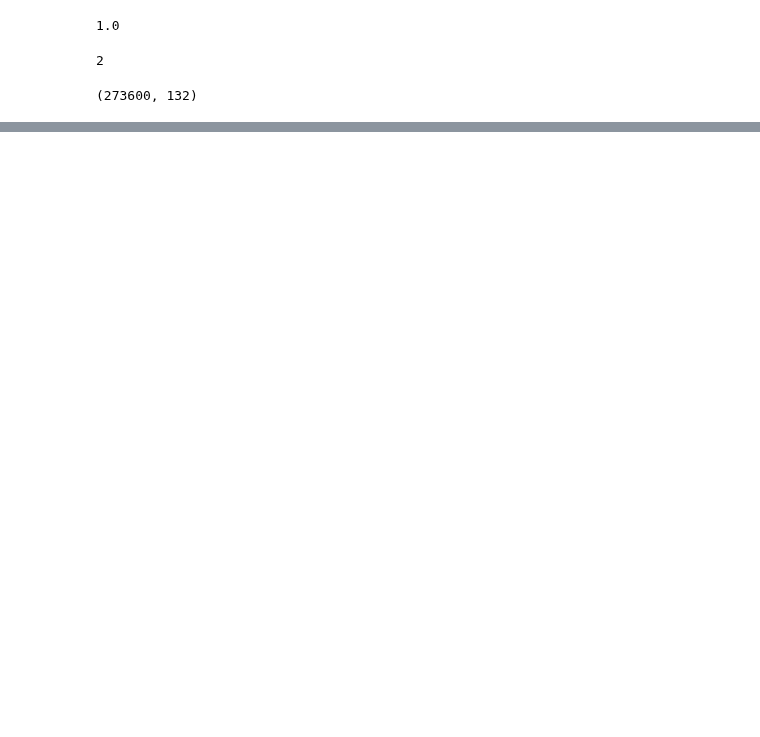
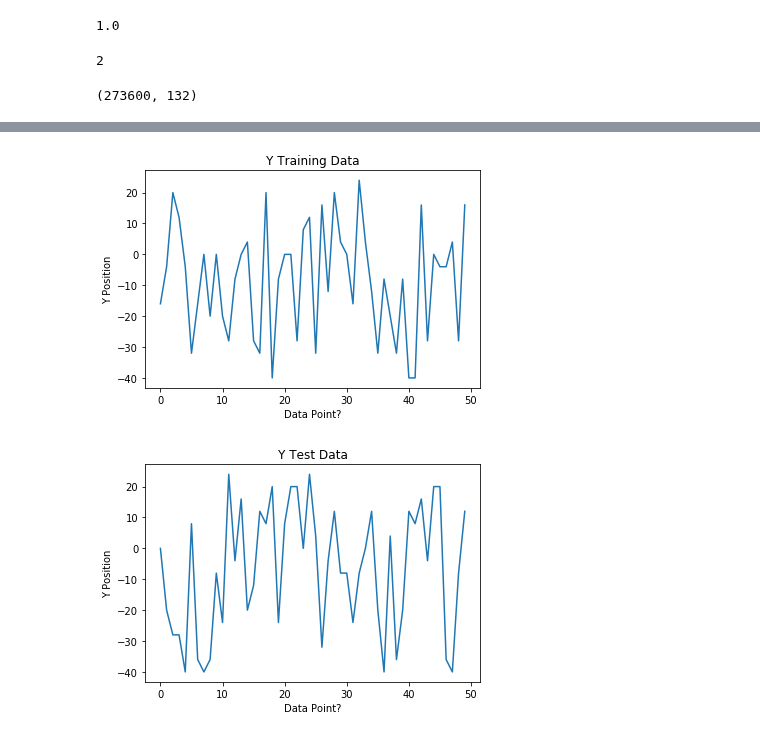
Before and after one commit to krober4771/O-PPAC-REU-2020, a Jupyter notebook: O-PPAC first neural network.ipynb, the cells around one changed output, grey strips where cells are left out. Saved outputs shown, nothing was run; the diff lists cells and outputs as text; code cells hidden in the pictures; blank space fills up the shorter version.

```diff
--- a/O-PPAC first neural network.ipynb
+++ b/O-PPAC first neural network.ipynb
@@ -188,3 +222,32 @@ y_test = np.array(y_test1)
+# %%
+train_histogram_y = []
+for i in range(50):
+    train_histogram_y.append([y_train[i]])
+np.array(train_histogram_y)
+
+#set_size(5,3)
+#plt.axis([0, 132, 0, 160])
+plt.title('Y Training Data')
+plt.xlabel('Data Point?')
+plt.ylabel('Y Position')
+plt.plot(train_histogram_y)
+plt.show()
+
+test_histogram_y = []
+for i in range(50):
+    test_histogram_y.append([y_test[i]])
+np.array(test_histogram_y)
+
+#set_size(5,3)
+#plt.axis([0, 132, 0, 160])
+plt.title('Y Test Data')
+plt.xlabel('Data Point?')
+plt.ylabel('Y Position')
+plt.plot(test_histogram_y)
+plt.show()
+# %% [output]
+[figure, added]
+[figure, added]
 # %%
 new_x_labels = []
 for i in range(x_test.shape[0]):
```
Also changed, not shown: parts of 14 cells of this notebook.
